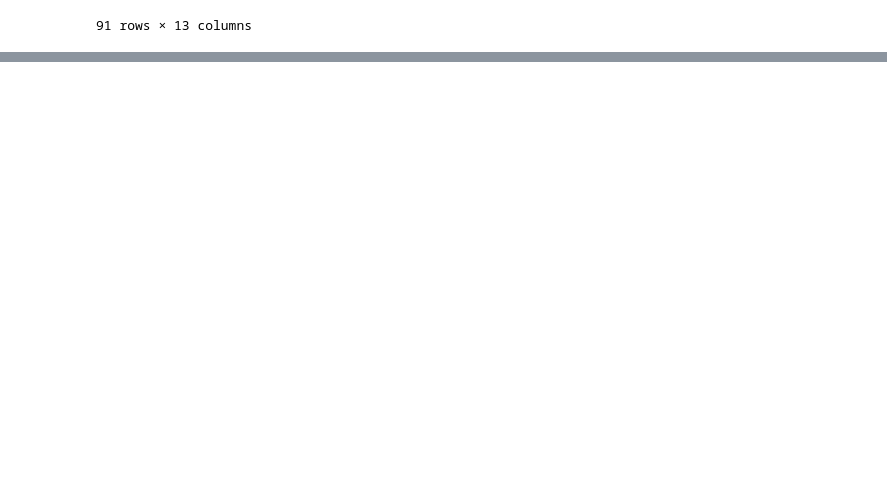
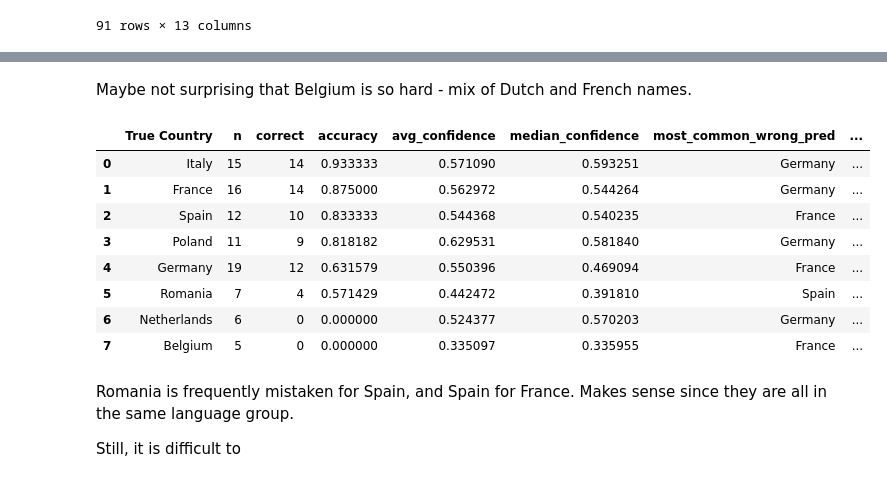
Before and after one commit to matthewcavanaugh96/magnimind, a Jupyter notebook: EU Parliament/01- Dataframe version.ipynb, the cells around one changed output, grey strips where cells are left out. Drawn from its saved outputs; the diff is of its cells as text; code cells hidden in the pictures; blank space fills up the shorter version.

```diff
--- a/EU Parliament/01- Dataframe version.ipynb
+++ b/EU Parliament/01- Dataframe version.ipynb
@@ -527,3 +527,21 @@ results_df
 | 89 | Roberto VANNACCI | 1 | Italy | Italy | 0.797326 | 0.049783 | 0.024173 | ... |
 | 90 | Hildegard BENTELE | 0 | Germany | France | 0.268477 | 0.121835 | 0.268477 | ... |
 91 rows × 13 columns
+# %%
+import pandas as pd
+
+by_country_df = (
+    results_df
+    .groupby("True Country")
+    .agg(
+        n=("True Country", "size"),
+        correct=("Correct", "sum"),
+        accuracy=("Correct", "mean"),
+        avg_confidence=("Confidence", "mean"),
+        median_confidence=("Confidence", "median"),
+    )
+    .sort_values(["accuracy", "n"], ascending=[False, False])
+    .reset_index()
+)
+
+by_country_df
@@ -529,0 +558,37 @@ results_df
+# %% [markdown]
+Maybe not surprising that Belgium is so hard - mix of Dutch and French names.
+# %%
+# Count confusions (only incorrect rows)
+confusions = (
+    results_df[results_df["Correct"] == 0]
+    .groupby(["True Country", "Predicted Country"])
+    .size()
+    .reset_index(name="count")
+)
+
+# For each true country, keep the predicted country with max count
+top_confusion = (
+    confusions.sort_values(["True Country", "count"], ascending=[True, False])
+    .drop_duplicates("True Country")
+    .rename(columns={
+        "Predicted Country": "most_common_wrong_pred",
+        "count": "most_common_wrong_count"
+    })
+)
+
+by_country_df = by_country_df.merge(top_confusion, on="True Country", how="left")
+by_country_df
+# %% [output]
+|  | True Country | n | correct | accuracy | avg_confidence | median_confidence | most_common_wrong_pred | ... |
+| 0 | Italy | 15 | 14 | 0.933333 | 0.571090 | 0.593251 | Germany | ... |
+| 1 | France | 16 | 14 | 0.875000 | 0.562972 | 0.544264 | Germany | ... |
+| 2 | Spain | 12 | 10 | 0.833333 | 0.544368 | 0.540235 | France | ... |
+| 3 | Poland | 11 | 9 | 0.818182 | 0.629531 | 0.581840 | Germany | ... |
+| 4 | Germany | 19 | 12 | 0.631579 | 0.550396 | 0.469094 | France | ... |
+| 5 | Romania | 7 | 4 | 0.571429 | 0.442472 | 0.391810 | Spain | ... |
+| 6 | Netherlands | 6 | 0 | 0.000000 | 0.524377 | 0.570203 | Germany | ... |
+| 7 | Belgium | 5 | 0 | 0.000000 | 0.335097 | 0.335955 | France | ... |
+# %% [markdown]
+Romania is frequently mistaken for Spain, and Spain for France. Makes sense since they are all in the same language group.
+
+Still, it is difficult to
```
Also changed, not shown: parts of 1 cell of this notebook.
